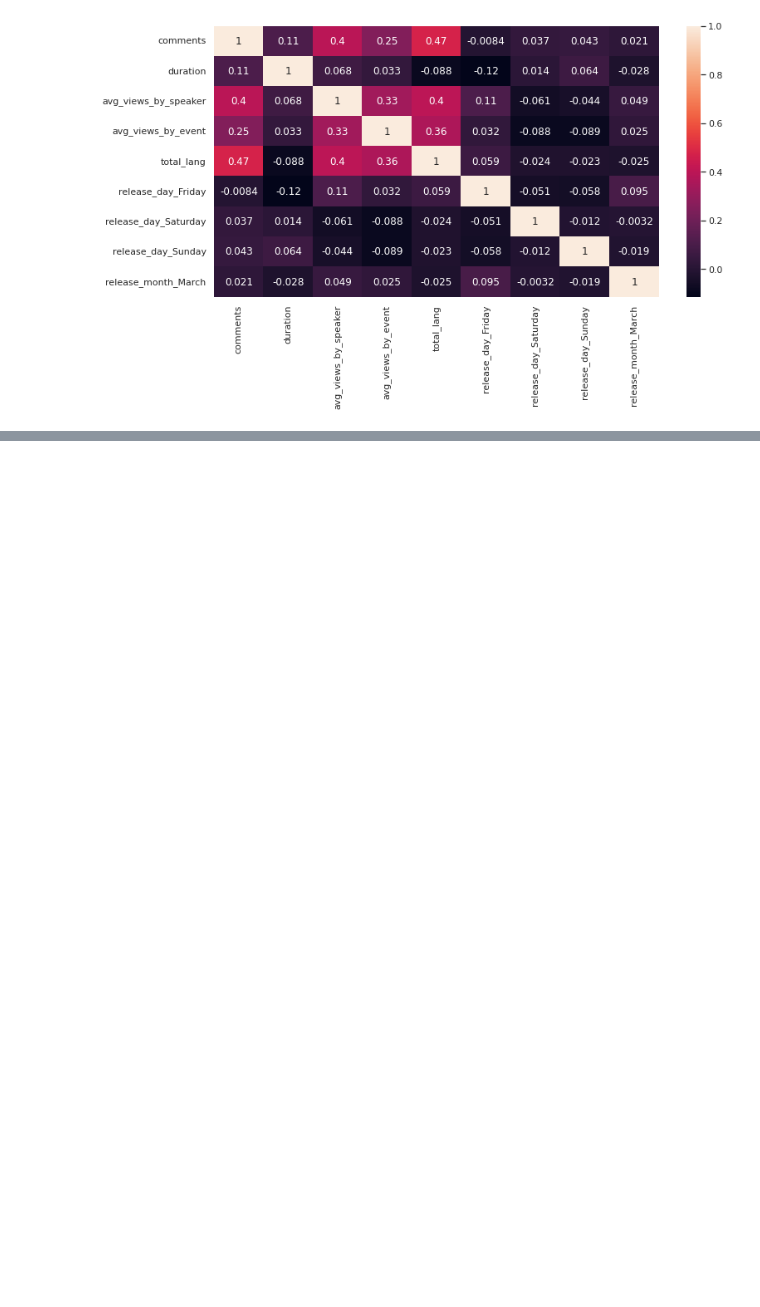
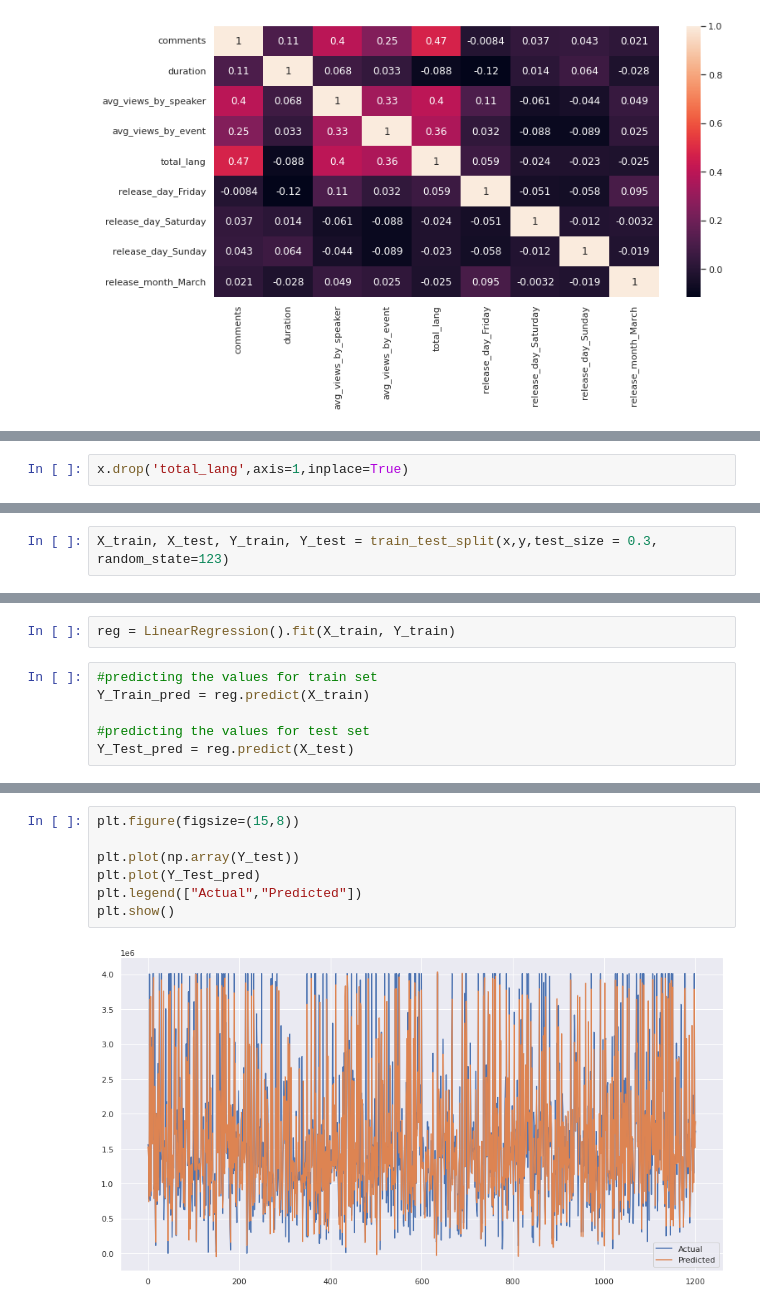
Before and after one commit to Aehteshaam-Shaikh/Ted-Talk-views-prediction, a Jupyter notebook: Ted_Talk_Views_Prediction.ipynb, the cells around one changed output, grey strips where cells are left out. Drawn from its saved outputs; the diff is of its cells as text; blank space fills up the shorter version.

```diff
--- a/Ted_Talk_Views_Prediction.ipynb
+++ b/Ted_Talk_Views_Prediction.ipynb
@@ -599,0 +633,2 @@ sns.heatmap(x.corr(),annot=True)
+# %%
+x.drop('total_lang',axis=1,inplace=True)
@@ -599,0 +649,2 @@ sns.heatmap(x.corr(),annot=True)
+# %%
+X_train, X_test, Y_train, Y_test = train_test_split(x,y,test_size = 0.3, random_state=123)
@@ -599,0 +665,8 @@ sns.heatmap(x.corr(),annot=True)
+# %%
+reg = LinearRegression().fit(X_train, Y_train)
+# %%
+#predicting the values for train set
+Y_Train_pred = reg.predict(X_train)
+
+#predicting the values for test set
+Y_Test_pred = reg.predict(X_test)
@@ -599,0 +709,9 @@ sns.heatmap(x.corr(),annot=True)
+# %%
+plt.figure(figsize=(15,8))
+
+plt.plot(np.array(Y_test))
+plt.plot(Y_Test_pred)
+plt.legend(["Actual","Predicted"])
+plt.show()
+# %% [output]
+[figure, added]
```
Also changed, not shown: parts of 26 cells of this notebook.
